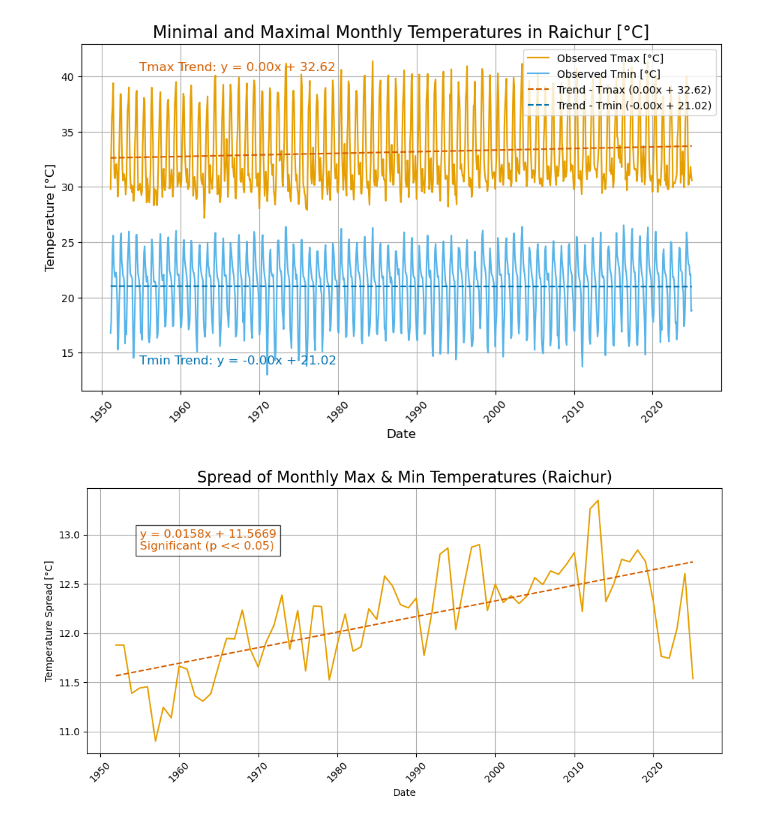
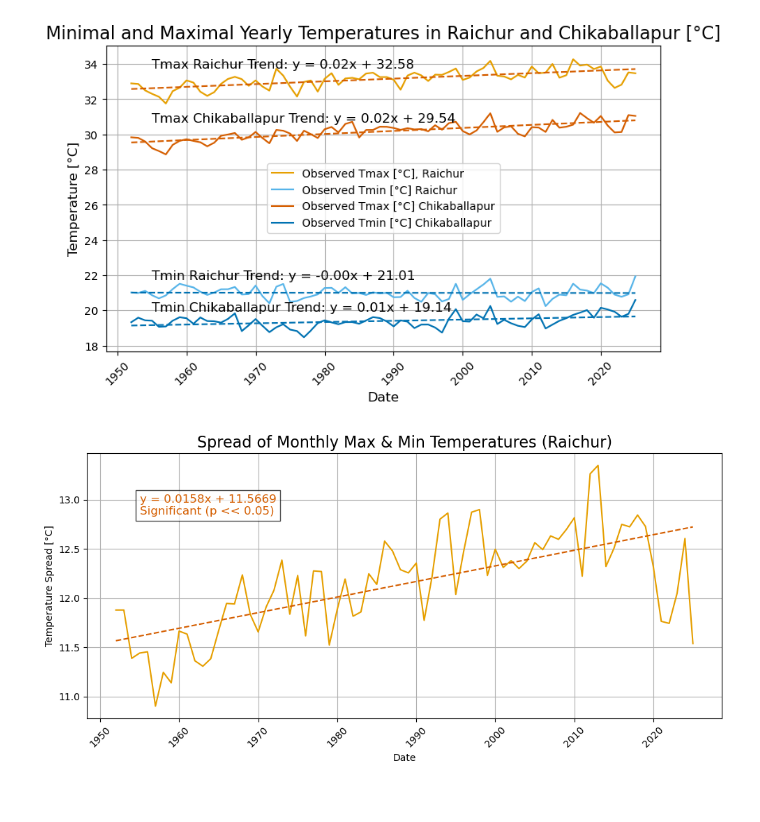
Before and after one commit to olgakarwowska/Karnataka_climate_data_analysis, a Jupyter notebook: Temperature_analysis_full.ipynb, the cells around one changed output. Saved outputs shown, nothing was run; the diff lists cells and outputs as text; code cells hidden in the pictures.

```diff
--- a/Temperature_analysis_full.ipynb
+++ b/Temperature_analysis_full.ipynb
@@ -281,50 +281,76 @@ tmin_chik_rabi = tmin_chik.loc[rabi_months_mask_chik]
 
 
 ##### Plotting settings. Choose available time option and value for Tmax and Timn. In this example mean of monthly Tmax and Tmin for Raichur was selected
-tmax = tmax_raich_monthly_mean
-tmin = tmin_raich_monthly_mean
+tmax = tmax_raich_yearly_mean
+tmax_2 = tmax_chik_yearly_mean
+tmin = tmin_raich_yearly_mean
+tmin_2 = tmin_chik_yearly_mean
+
 location = "Raichur" # Raichur or Chikkaballapur for this analysis. This will update the plot title
-time_option = "Month" # Year, Month, Week
+location_2 = "Chikaballapur" # Raichur or Chikkaballapur for this analysis. This will update the plot title
+time_option = "Year" # Year, Month, Week
 ##### End of plotting settings
 
 # Calculating the trend line
 tmax_coeffs = np.polyfit(range(len(tmax)), tmax['Temperature'], 1)
 tmin_coeffs = np.polyfit(range(len(tmin)), tmin['Temperature'], 1)
 
+tmax_coeffs_2 = np.polyfit(range(len(tmax)), tmax_2['Temperature'], 1)
+tmin_coeffs_2 = np.polyfit(range(len(tmin)), tmin_2['Temperature'], 1)
+
 tmax_fit = np.poly1d(tmax_coeffs)
 tmin_fit = np.poly1d(tmin_coeffs)
 
+tmax_fit_2 = np.poly1d(tmax_coeffs_2)
+tmin_fit_2 = np.poly1d(tmin_coeffs_2)
+
 # Plotting the observed temperatures
-plt.figure(figsize=(11,6))
-plt.plot(tmax.index, tmax['Temperature'], label='Observed Tmax [°C]', color='#E69F00')
-plt.plot(tmin.index, tmin['Temperature'], label='Observed Tmin [°C]', color='#56B4E9')
+plt.figure(figsize=(9,5))
+plt.plot(tmax.index, tmax['Temperature'], label=f'Observed Tmax [°C], {location}', color='#E69F00')
+plt.plot(tmin.index, tmin['Temperature'], label=f'Observed Tmin [°C] {location}', color='#56B4E9')
+
+plt.plot(tmax.index, tmax_2['Temperature'], label=f'Observed Tmax [°C] {location_2}', color='#D55E00')
+plt.plot(tmin.index, tmin_2['Temperature'], label=f'Observed Tmin [°C] {location_2}', color='#0072B2')
 
 # Plot the trend lines
-plt.plot(tmax.index, tmax_fit(range(len(tmax))), linestyle='dashed', color='#D55E00', label=f'Trend - Tmax ({tmax_coeffs[0]:.2f}x + {tmax_coeffs[1]:.2f})')
-plt.plot(tmin.index, tmin_fit(range(len(tmin))), linestyle='dashed', color='#0072B2', label=f'Trend - Tmin ({tmin_coeffs[0]:.2f}x + {tmin_coeffs[1]:.2f})')
+plt.plot(tmax.index, tmax_fit(range(len(tmax))), linestyle='dashed', color='#D55E00')#, label=f'Trend - Tmax ({tmax_coeffs[0]:.2f}x + {tmax_coeffs[1]:.2f})')
+plt.plot(tmin.index, tmin_fit(range(len(tmin))), linestyle='dashed', color='#0072B2')#, label=f'Trend - Tmin ({tmin_coeffs[0]:.2f}x + {tmin_coeffs[1]:.2f})')
+
+plt.plot(tmax_2.index, tmax_fit_2(range(len(tmax_2))), linestyle='dashed', color='#D55E00')#, label=f'Trend - Tmax ({tmax_coeffs_2[0]:.2f}x + {tmax_coeffs_2[1]:.2f})')
+plt.plot(tmin_2.index, tmin_fit_2(range(len(tmin_2))), linestyle='dashed', color='#0072B2')#, label=f'Trend - Tmin ({tmin_coeffs_2[0]:.2f}x + {tmin_coeffs_2[1]:.2f})')
 
 # Formatting the plot
-plt.title(f"Minimal and Maximal {time_option}ly Temperatures in {location} [°C]", fontsize=16)
+plt.title(f"Minimal and Maximal {time_option}ly Temperatures in {location} and {location_2} [°C]", fontsize=16)
 plt.xlabel('Date', fontsize=12)
 plt.ylabel('Temperature [°C]', fontsize=12)
 plt.xticks(rotation=45)
-plt.legend(loc = "upper right")
+plt.legend(loc = "center")
 plt.grid(True)
 
 # Show the equation on the plot
 plt.text(tmax.index[int(len(tmax) * 0.05)],
-         max(tmax['Temperature']) - 1,
-         f"Tmax Trend: y = {tmax_coeffs[0]:.2f}x + {tmax_coeffs[1]:.2f}",
-         color="#D55E00", fontsize=12)
+         max(tmax['Temperature']) - 0.5,
+         f"Tmax {location} Trend: y = {tmax_coeffs[0]:.2f}x + {tmax_coeffs[1]:.2f}",
+         color="black", fontsize=12)
 
 plt.text(tmin.index[int(len(tmin) * 0.05)],
-         min(tmin['Temperature']) + 1,
-         f"Tmin Trend: y = {tmin_coeffs[0]:.2f}x + {tmin_coeffs[1]:.2f}",
-         color="#0072B2", fontsize=12)
+         min(tmin['Temperature']) + 1.5,
+         f"Tmin {location} Trend: y = {tmin_coeffs[0]:.2f}x + {tmin_coeffs[1]:.2f}",
+         color="black", fontsize=12)
+
+plt.text(tmax_2.index[int(len(tmax_2) * 0.05)],
+         max(tmax_2['Temperature']) - 0.5,
+         f"Tmax {location_2} Trend: y = {tmax_coeffs_2[0]:.2f}x + {tmax_coeffs_2[1]:.2f}",
+         color="black", fontsize=12)
+
+plt.text(tmin_2.index[int(len(tmin_2) * 0.05)],
+         min(tmin_2['Temperature']) + 1.5,
+         f"Tmin {location_2} Trend: y = {tmin_coeffs_2[0]:.2f}x + {tmin_coeffs_2[1]:.2f}",
+         color="black", fontsize=12)
 
 plt.show()
 # %% [output]
-[figure, old version]
+[figure, new version]
 # %%
 ##### 7. Plotting the tmax and tmin spread (DTV) #####
 
```
Also changed, not shown: parts of 19 cells of this notebook.
